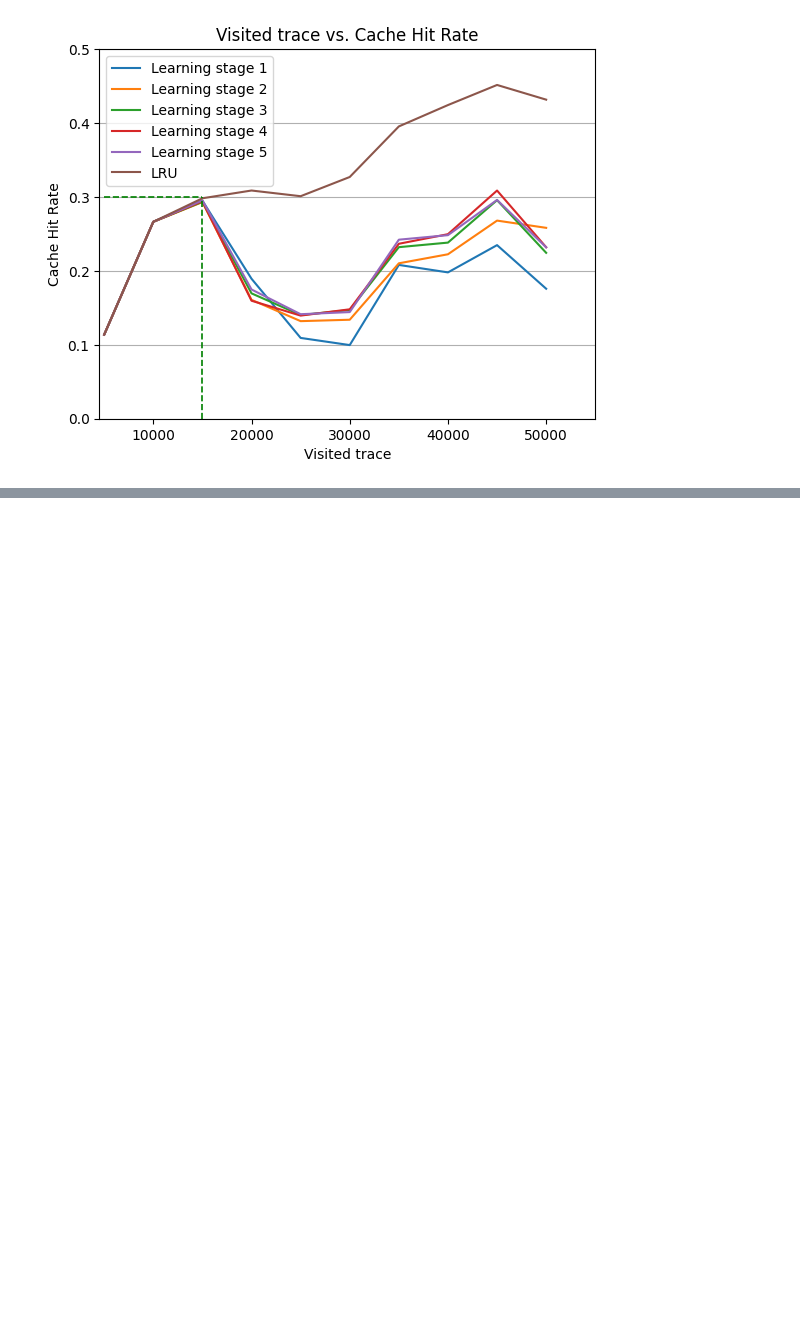
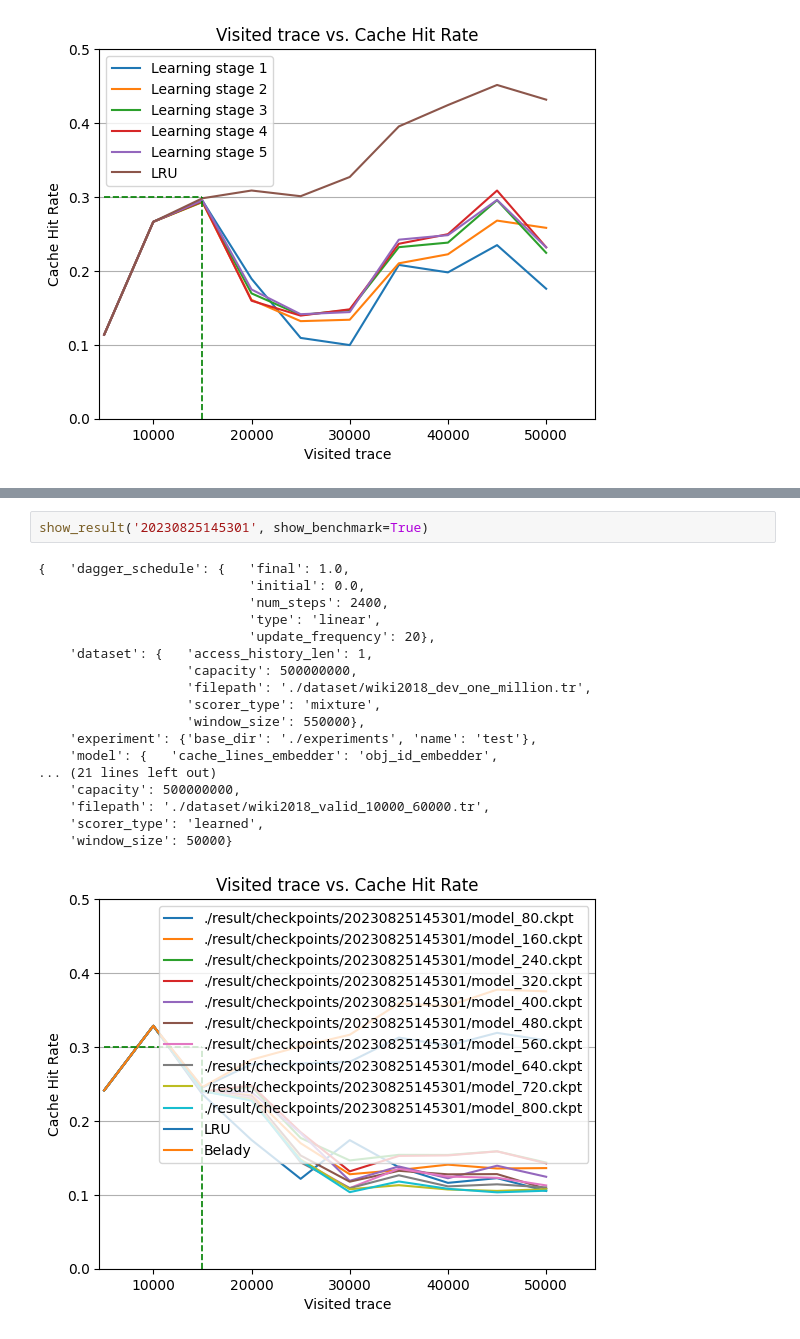
Before and after one commit to kato1628/cache_replacement, a Jupyter notebook: evaluate.ipynb, the cells around one changed output, grey strips where cells are left out. Drawn from its saved outputs; the diff is of its cells as text; blank space fills up the shorter version.

```diff
--- a/evaluate.ipynb
+++ b/evaluate.ipynb
@@ -127,0 +167,21 @@ plt.show()
+# %%
+show_result('20230825145301', show_benchmark=True)
+# %% [output]
+{   'dagger_schedule': {   'final': 1.0,
+                           'initial': 0.0,
+                           'num_steps': 2400,
+                           'type': 'linear',
+                           'update_frequency': 20},
+    'dataset': {   'access_history_len': 1,
+                   'capacity': 500000000,
+                   'filepath': './dataset/wiki2018_dev_one_million.tr',
+                   'scorer_type': 'mixture',
+                   'window_size': 550000},
+    'experiment': {'base_dir': './experiments', 'name': 'test'},
+    'model': {   'cache_lines_embedder': 'obj_id_embedder',
+... (21 lines left out)
+    'capacity': 500000000,
+    'filepath': './dataset/wiki2018_valid_10000_60000.tr',
+    'scorer_type': 'learned',
+    'window_size': 50000}
+[figure, added]
```
Also changed, not shown: parts of 8 cells of this notebook, 3 other files.
